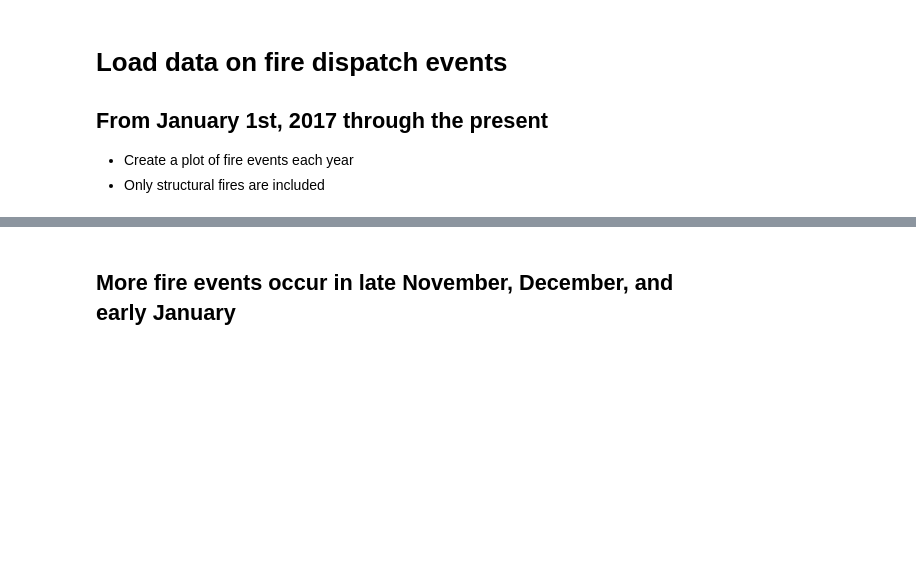
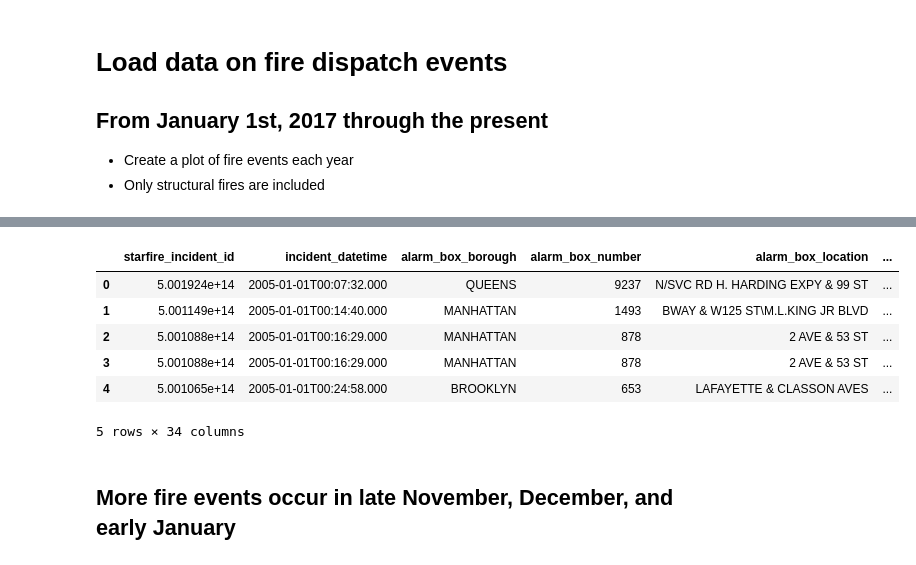
Before and after one commit to jennahgosciak/nyc_fire_risk, a Jupyter notebook: 00_data_processing.ipynb, the cells around one changed output, grey strips where cells are left out. Saved outputs shown, nothing was run; the diff lists cells and outputs as text; code cells hidden in the pictures; blank space fills up the shorter version.

```diff
--- a/00_data_processing.ipynb
+++ b/00_data_processing.ipynb
@@ -59,3 +82,13 @@ fire_ev["incident_md"]= fire_ev[["incident_month", "incident_day"]].astype(str).
+# %%
+fire_ev.head()
+# %% [output]
+|  | starfire_incident_id | incident_datetime | alarm_box_borough | alarm_box_number | alarm_box_location | ... |
+| 0 | 5.001924e+14 | 2005-01-01T00:07:32.000 | QUEENS | 9237 | N/SVC RD H. HARDING EXPY & 99 ST | ... |
+| 1 | 5.001149e+14 | 2005-01-01T00:14:40.000 | MANHATTAN | 1493 | BWAY & W125 ST\M.L.KING JR BLVD | ... |
+| 2 | 5.001088e+14 | 2005-01-01T00:16:29.000 | MANHATTAN | 878 | 2 AVE & 53 ST | ... |
+| 3 | 5.001088e+14 | 2005-01-01T00:16:29.000 | MANHATTAN | 878 | 2 AVE & 53 ST | ... |
+| 4 | 5.001065e+14 | 2005-01-01T00:24:58.000 | BROOKLYN | 653 | LAFAYETTE & CLASSON AVES | ... |
+5 rows × 34 columns
 # %% [markdown]
 ## More fire events occur in late November, December, and early January
 # %%
```
Also changed, not shown: parts of 42 cells of this notebook, 1 other file.
